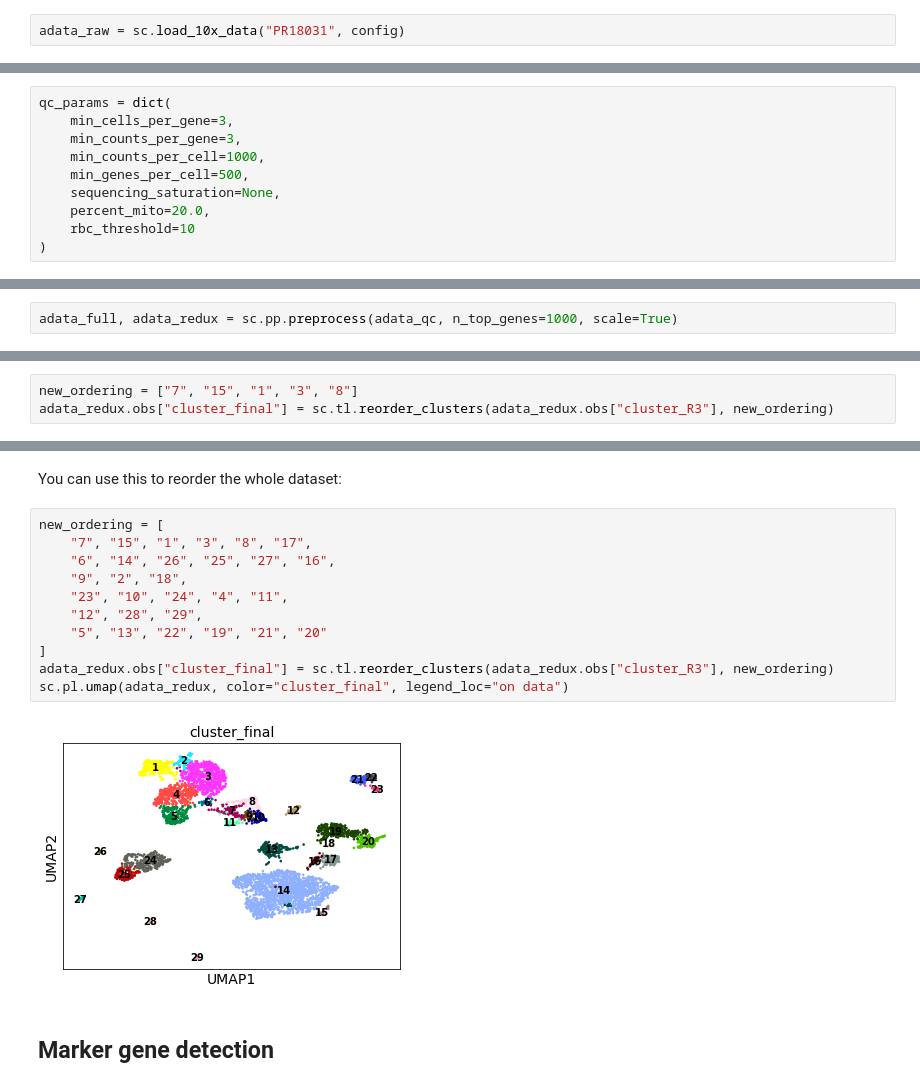
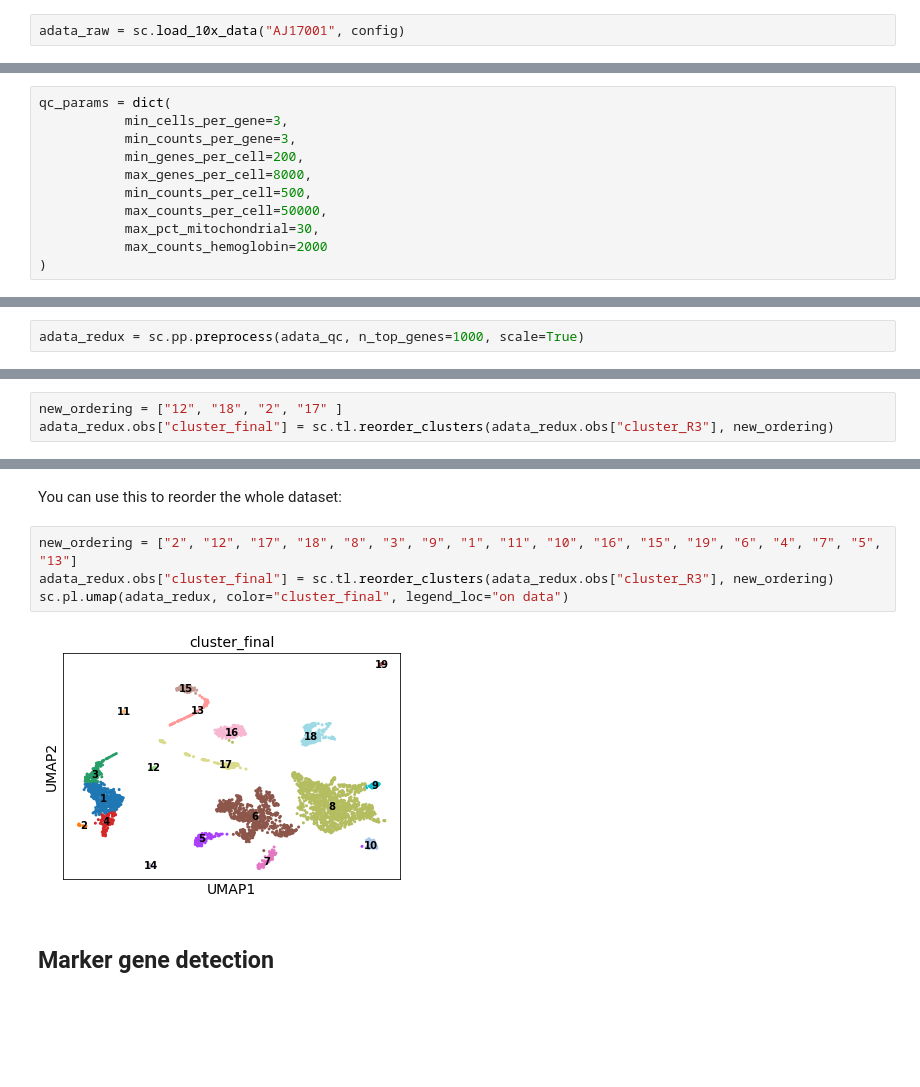
Before and after one commit to TheJacksonLaboratory/scanpy_recipes, a Jupyter notebook: examples/Analysis-Template.ipynb, the cells around one changed output, grey strips where cells are left out. Saved outputs shown, nothing was run; the diff lists cells and outputs as text; blank space fills up the shorter version.

```diff
--- a/examples/Analysis-Template.ipynb
+++ b/examples/Analysis-Template.ipynb
@@ -94,5 +109,5 @@ PR18031 = /fastscratch/flynnb/test-outputs
 """
 config = ac.read(config_string)
 # %%
-adata_raw = sc.load_10x_data("PR18031", config)
+adata_raw = sc.load_10x_data("AJ17001", config)
 # %% [output]
@@ -206,13 +215,14 @@ If we know exactly what we want, we can go ahead and set these filter values whi
 -   `adata.obs["qc_fail_rbc"]`: True if cell fails hemoglobin thresholds
 # %%
 qc_params = dict(
-    min_cells_per_gene=3,
-    min_counts_per_gene=3,
-    min_counts_per_cell=1000,
-    min_genes_per_cell=500,
-    sequencing_saturation=None,
-    percent_mito=20.0,
-    rbc_threshold=10
+           min_cells_per_gene=3,
+           min_counts_per_gene=3,
+           min_genes_per_cell=200,
+           max_genes_per_cell=8000,
+           min_counts_per_cell=500,
+           max_counts_per_cell=50000,
+           max_pct_mitochondrial=30,
+           max_counts_hemoglobin=2000
 )
 # %%
 trial = sc.qc.run_qc(adata_raw, trial=True, **qc_params)
@@ -330,5 +338,5 @@ The `preprocess` combines several of the same things as `scalpel.normalize_expre
 -   `n_top_genes`: number of highly variable genes to find via the method used by CellRanger
 -   `scale`: applies a standard scaling gene-wise, meaning that mean expression is shifted to 0 and variance is scaled to 1 for each gene.
 # %%
-adata_full, adata_redux = sc.pp.preprocess(adata_qc, n_top_genes=1000, scale=True)
+adata_redux = sc.pp.preprocess(adata_qc, n_top_genes=1000, scale=True)
 # %% [output]
@@ -437,7 +447,7 @@ sc.pl.umap(adata_redux, color="cluster_R3", legend_loc="on data")
 # %% [markdown]
 And lastly, you may want to reorder the cluster numbers so that clusters nearby share similar numbers
 # %%
-new_ordering = ["7", "15", "1", "3", "8"]
+new_ordering = ["12", "18", "2", "17" ]
 adata_redux.obs["cluster_final"] = sc.tl.reorder_clusters(adata_redux.obs["cluster_R3"], new_ordering)
 # %%
 sc.pl.umap(adata_redux, color="cluster_final", legend_loc="on data")
@@ -446,18 +456,11 @@ sc.pl.umap(adata_redux, color="cluster_final", legend_loc="on data")
 # %% [markdown]
 You can use this to reorder the whole dataset:
 # %%
-new_ordering = [
-    "7", "15", "1", "3", "8", "17",
-    "6", "14", "26", "25", "27", "16",
-    "9", "2", "18",
-    "23", "10", "24", "4", "11",
-    "12", "28", "29",
-    "5", "13", "22", "19", "21", "20"
-]
+new_ordering = ["2", "12", "17", "18", "8", "3", "9", "1", "11", "10", "16", "15", "19", "6", "4", "7", "5", "13"]
 adata_redux.obs["cluster_final"] = sc.tl.reorder_clusters(adata_redux.obs["cluster_R3"], new_ordering)
 sc.pl.umap(adata_redux, color="cluster_final", legend_loc="on data")
 # %% [output]
-[figure, old version]
+[figure, new version]
 # %% [markdown]
 ## Marker gene detection
 # %% [markdown]
```
Also changed, not shown: parts of 52 cells of this notebook.
